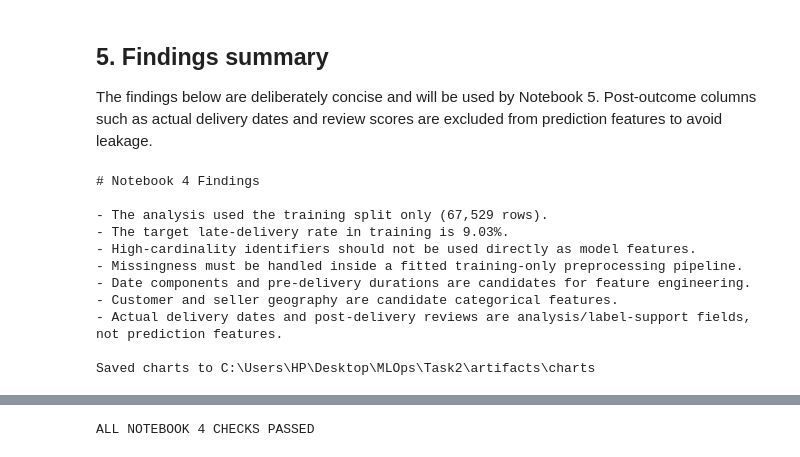
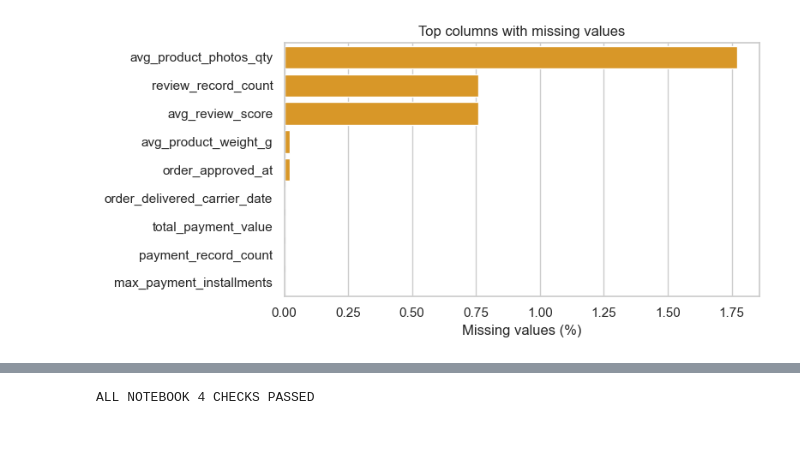
Before and after one commit to Ahmedosrf/MLOps-Qafza, a Jupyter notebook: Task2/notebooks/04_eda.ipynb, the cells around one changed output, grey strips where cells are left out. Cells and saved outputs as stored; diff of their text form; code cells hidden in the pictures.

Commit message:
Simplify Task 2 ML pipeline notebooks

```diff
--- a/Task2/notebooks/04_eda.ipynb
+++ b/Task2/notebooks/04_eda.ipynb
@@ -171,30 +95,22 @@ display(date_summary)
-# %% [markdown]
-## 5. Findings summary
-
-The findings below are deliberately concise and will be used by Notebook 5. Post-outcome columns such as actual delivery dates and review scores are excluded from prediction features to avoid leakage.
-# %%
-findings = f"""# Notebook 4 Findings
-
-- The analysis used the training split only ({len(train):,} rows).
-- The target late-delivery rate in training is {100 * train.is_late.mean():.2f}%.
-- High-cardinality identifiers should not be used directly as model features.
-- Missingness must be handled inside a fitted training-only preprocessing pipeline.
-- Date components and pre-delivery durations are candidates for feature engineering.
-- Customer and seller geography are candidate categorical features.
-- Actual delivery dates and post-delivery reviews are analysis/label-support fields, not prediction features.
-"""
-(ARTIFACTS_DIR / "reports" / "04_findings.md").write_text(findings, encoding="utf-8")
-print(findings)
-print(f"Saved charts to {charts_dir}")
-# %% [output]
-# Notebook 4 Findings
-
-- The analysis used the training split only (67,529 rows).
-- The target late-delivery rate in training is 9.03%.
-- High-cardinality identifiers should not be used directly as model features.
-- Missingness must be handled inside a fitted training-only preprocessing pipeline.
-- Date components and pre-delivery durations are candidates for feature engineering.
-- Customer and seller geography are candidate categorical features.
-- Actual delivery dates and post-delivery reviews are analysis/label-support fields, not prediction features.
-
-Saved charts to C:\Users\HP\Desktop\MLOps\Task2\artifacts\charts
+# %%
+missing = quality[quality["missing_count"] > 0].head(10)
+
+if len(missing) > 0:
+    fig, ax = plt.subplots(figsize=(8, 4))
+    sns.barplot(
+        data=missing.reset_index(names="column"),
+        x="missing_percentage",
+        y="column",
+        color="#f59e0b",
+        ax=ax,
+    )
+    ax.set_title("Top columns with missing values")
+    ax.set_xlabel("Missing values (%)")
+    ax.set_ylabel("")
+    plt.tight_layout()
+    plt.show()
+    fig.savefig(CHARTS_DIR / "04_missing_values.png", dpi=150, bbox_inches="tight")
+else:
+    print("No missing values were found.")
+# %% [output]
+[figure, added]
```
Also changed, not shown: parts of 28 cells of this notebook, 5 other files.
